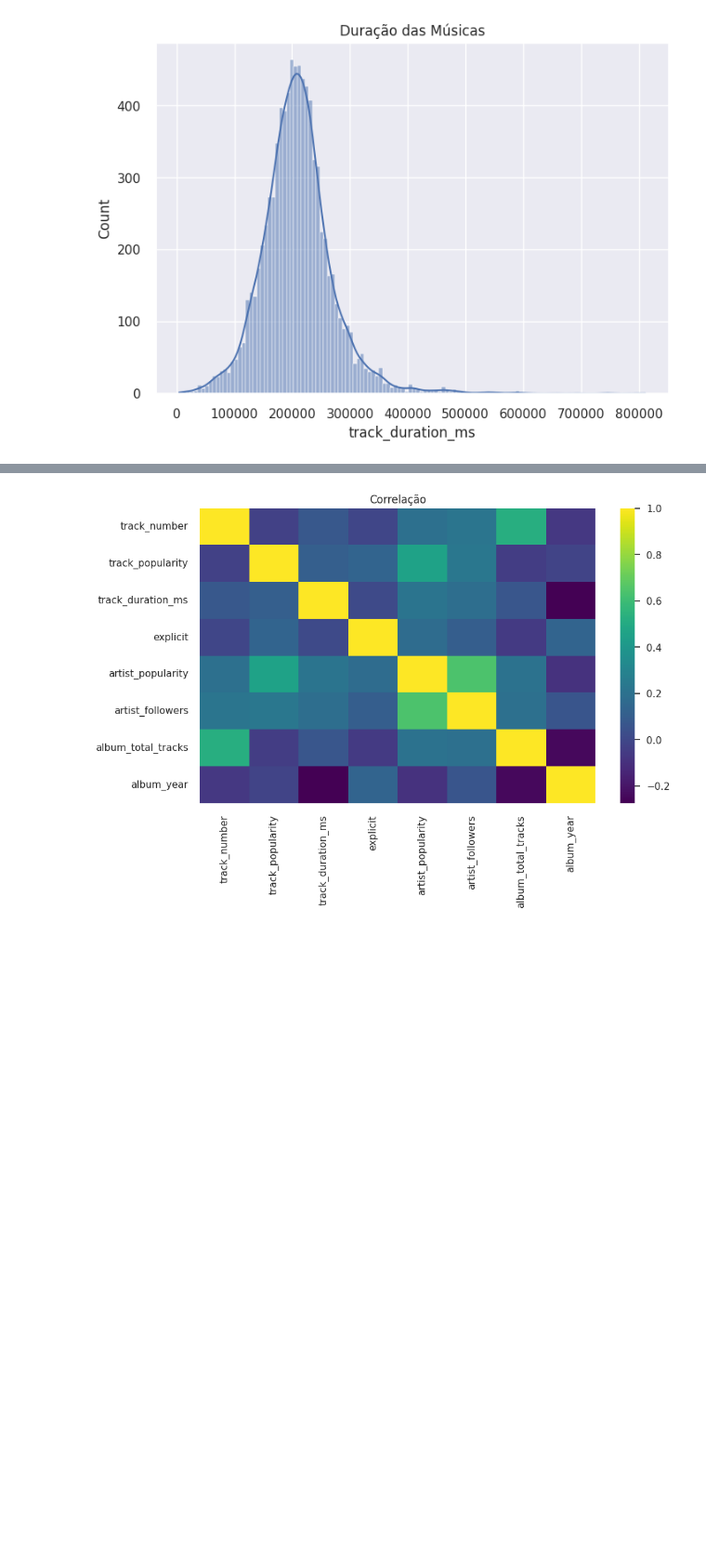
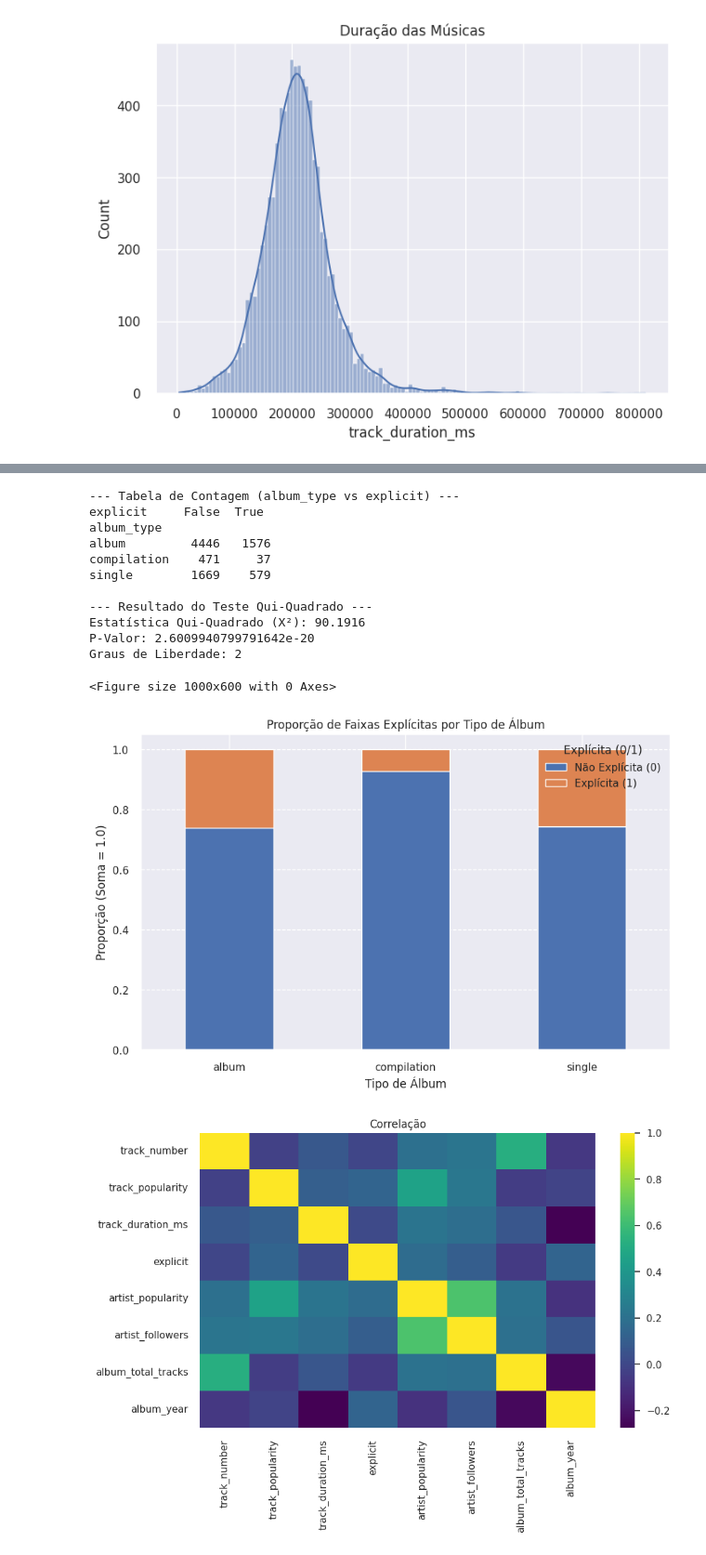
Before and after one commit to Ana-Beatriz-N/Trabalho_Modelagem, a Jupyter notebook: Trabalho_Modelagem.ipynb, the cells around one changed output, grey strips where cells are left out. Shown at 93% size. Cells and saved outputs as stored; diff of their text form; code cells hidden in the pictures; blank space fills up the shorter version.

```diff
--- a/Trabalho_Modelagem.ipynb
+++ b/Trabalho_Modelagem.ipynb
@@ -140,3 +187,47 @@ plt.show()
+# %%
+# 1. Preparar a Tabela de Contingência (Contagens)
+# Isso conta quantas faixas explícitas (1) e não-explícitas (0) há em cada tipo de álbum.
+# Assumimos que 'df' e as colunas existem e estão carregadas.
+tabela_cont = pd.crosstab(df['album_type'], df['explicit'])
+
+print("\n--- Tabela de Contagem (album_type vs explicit) ---")
+print(tabela_cont)
+
+# 2. Realizar o Teste Qui-Quadrado de Independência
+# Retorna: estatística Qui-Quadrado, p-valor, graus de liberdade (dof), e frequências esperadas.
+chi2_stat, p_value, dof, expected = stats.chi2_contingency(tabela_cont)
+
+print("\n--- Resultado do Teste Qui-Quadrado ---")
+print(f"Estatística Qui-Quadrado (X²): {chi2_stat:.4f}")
+print(f"P-Valor: {p_value}")
+print(f"Graus de Liberdade: {dof}")
+
+# 3. Visualizar a Associação (Gráfico de Barras Empilhadas de Proporção)
+# Normalizamos por linha para ver a proporção de 'explicit' DENTRO de cada tipo de álbum.
+tabela_norm = tabela_cont.div(tabela_cont.sum(axis=1), axis=0)
+
+plt.figure(figsize=(10, 6))
+tabela_norm.plot(kind='bar', stacked=True, figsize=(10, 6), rot=0)
+plt.title('Proporção de Faixas Explícitas por Tipo de Álbum')
+plt.ylabel('Proporção (Soma = 1.0)')
+plt.xlabel('Tipo de Álbum')
+plt.legend(title='Explícita (0/1)', labels=['Não Explícita (0)', 'Explícita (1)'])
+plt.grid(axis='y', linestyle='--')
+plt.show()
+# %% [output]
+--- Tabela de Contagem (album_type vs explicit) ---
+explicit     False  True
+album_type
+album         4446   1576
+compilation    471     37
+single        1669    579
+
+--- Resultado do Teste Qui-Quadrado ---
+Estatística Qui-Quadrado (X²): 90.1916
+P-Valor: 2.6009940799791642e-20
+Graus de Liberdade: 2
+<Figure size 1000x600 with 0 Axes>
+[figure, added]
 # %%
 plt.figure(figsize=(10,6))
 sns.heatmap(df.corr(numeric_only=True), cmap="viridis", annot=False)
```
Also changed, not shown: parts of 3 cells of this notebook.
